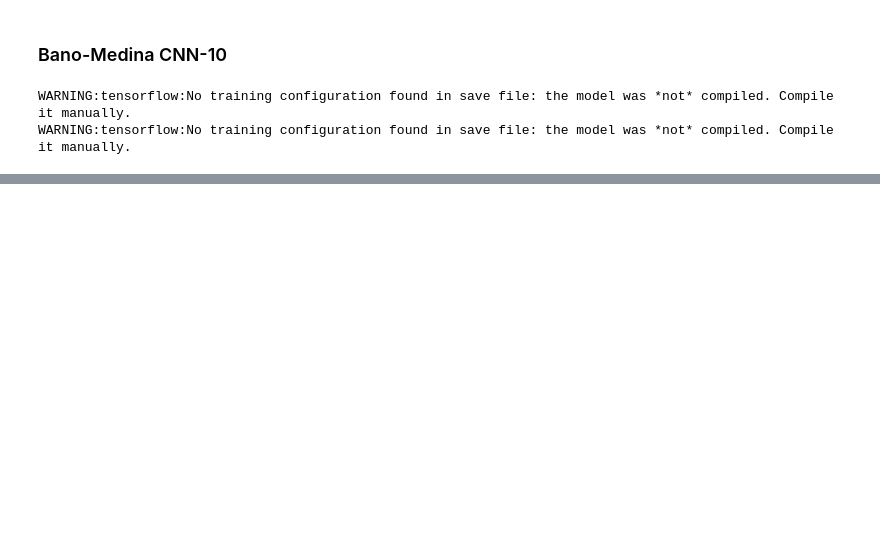
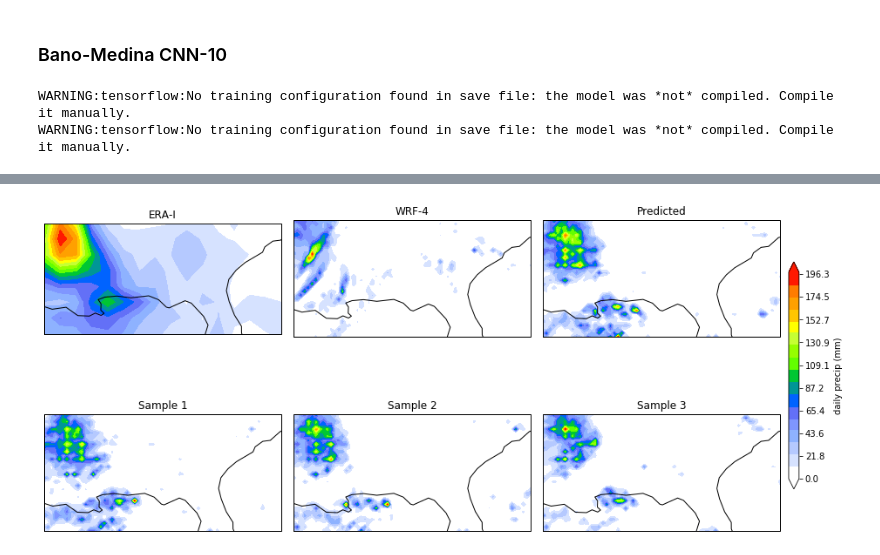
Before and after one commit to bgroenks96/generative-downscaling, a Jupyter notebook: final-resutls-analysis.ipynb, the cells around one changed output, grey strips where cells are left out. Cells and saved outputs as stored; diff of their text form; code cells hidden in the pictures; blank space fills up the shorter version.

```diff
--- a/final-resutls-analysis.ipynb
+++ b/final-resutls-analysis.ipynb
@@ -235,0 +867,21 @@ mlflow.run('.', 'glow-jflvm', experiment_name='glow-jflvm-final',
+# %%
+x, y = next(test_ds_paired.__iter__())
+# %%
+y_pred = model_joint.predict_y(x[:1])
+y_samples,_,_ = sample_prediction(x[:1], model_joint, sigma=0.5)
+y_samples = y_samples**3
+y_samples = tf.where(y_samples > 5.0, y_samples, 0.0)
+x, y, y_pred = x**3, y**3, y_pred**3
+x = tf.image.resize(x, (wt,ht), method='nearest')
+# %%
+fig, axs, plot_fn = image_map_factory(2, 3, figsize=(6,4))
+pmap = prcp_cmap()
+plot_fn(axs[0,0], x[0].numpy().squeeze(), lr_test.lat, lr_test.lon, title='ERA-I', cmap=pmap)
+plot_fn(axs[0,1], y[0].numpy().squeeze(), hr_test.lat, hr_test.lon, title='WRF-4', cmap=pmap)
+plot_fn(axs[0,2], y_pred[0].numpy().squeeze(), hr_test.lat, hr_test.lon, title='Predicted', cmap=pmap)
+plot_fn(axs[1,0], y_samples[0].numpy().squeeze(), hr_test.lat, hr_test.lon, title='Sample 1', cmap=pmap)
+plot_fn(axs[1,1], y_samples[1].numpy().squeeze(), hr_test.lat, hr_test.lon, title='Sample 2', cmap=pmap)
+cs = plot_fn(axs[1,2], y_samples[2].numpy().squeeze(), hr_test.lat, hr_test.lon, title='Sample 3', cmap=pmap)
+fig.colorbar(cs, ax=axs.ravel().tolist(), orientation='vertical', shrink=0.6, pad=0.01).set_label('daily precip (mm)')
+# %% [output]
+[figure, added]
```
Also changed, not shown: parts of 60 cells of this notebook, 8 other files.
